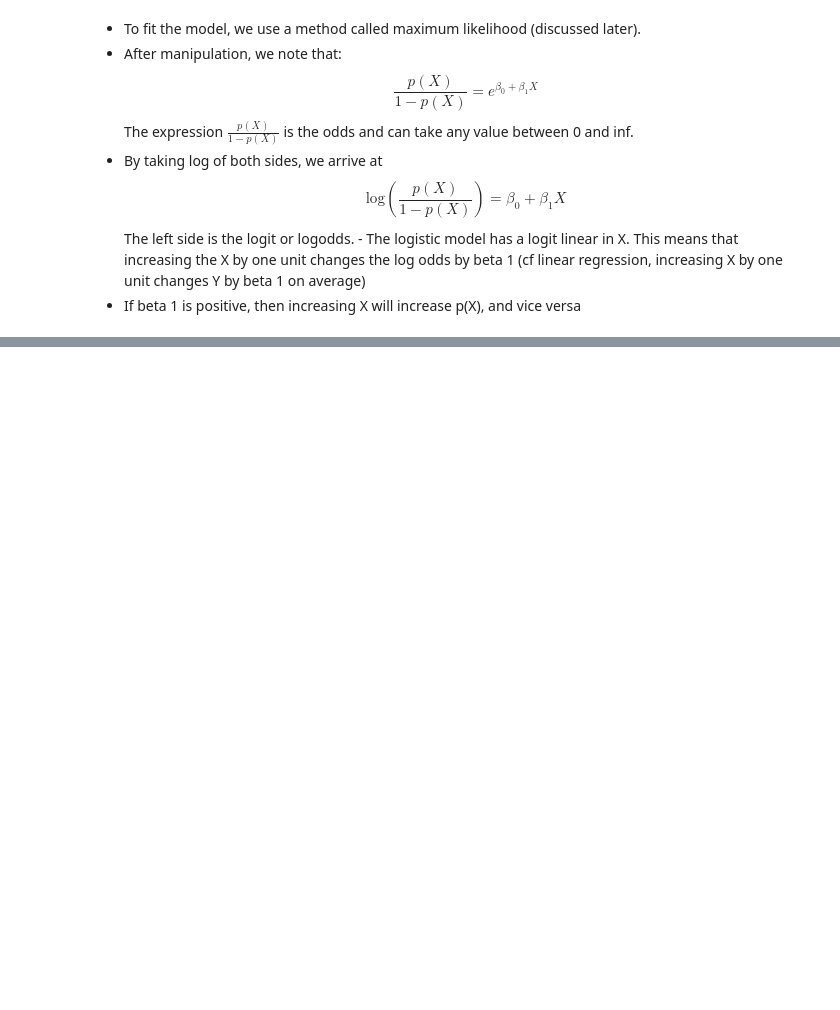
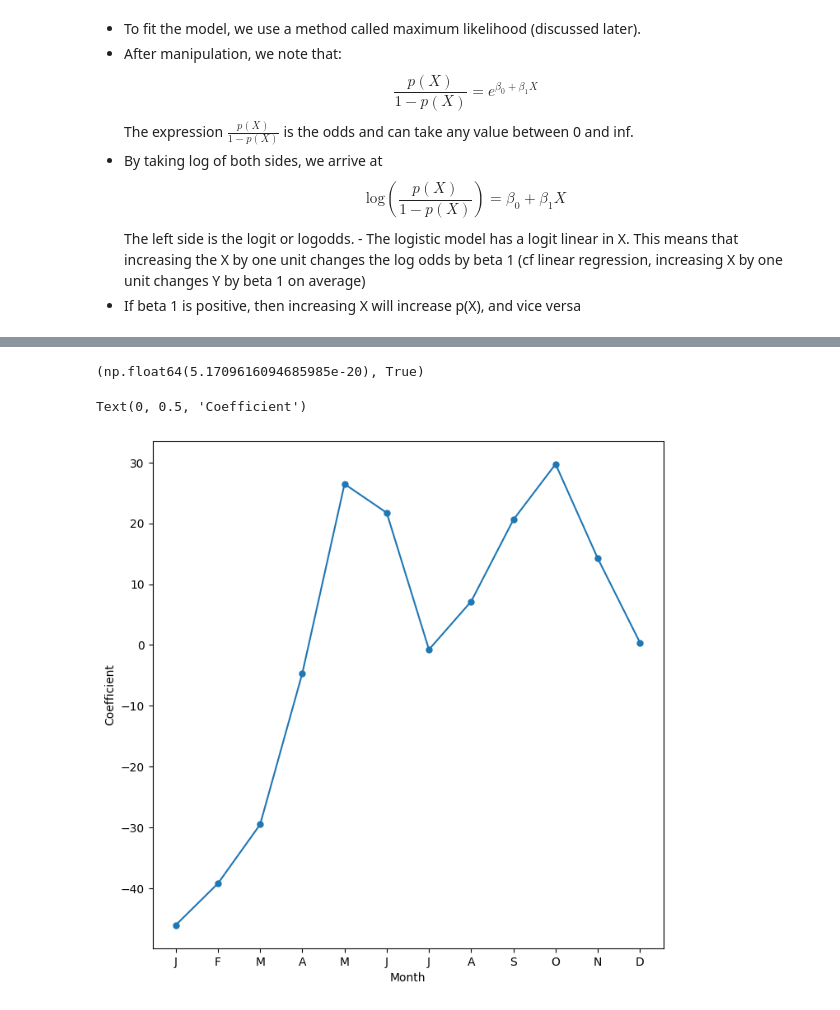
Before and after one commit to AlexBulloso/Notes-on-Stats-and-AI, a Jupyter notebook: Data Science/ISL in Python and R/Ch4-Classification.ipynb, the cells around one changed output, grey strips where cells are left out. Cells and saved outputs as stored; diff of their text form; code cells hidden in the pictures; blank space fills up the shorter version.

```diff
--- a/Data Science/ISL in Python and R/Ch4-Classification.ipynb
+++ b/Data Science/ISL in Python and R/Ch4-Classification.ipynb
@@ -66,0 +810,3 @@ This estimates $\hat{\beta_0}$ and $\hat{\beta_1}$ to maximise the function.
+# %%
+Bike = load_data("Bikeshare")
+Bike.shape, Bike.columns
@@ -66,0 +819,7 @@ This estimates $\hat{\beta_0}$ and $\hat{\beta_1}$ to maximise the function.
+# %%
+# Linear Regression
+
+X = MS(["mnth", "hr", "workingday","temp", "weathersit"]).fit_transform(Bike)
+Y = Bike["bikers"]
+M_lm = sm.OLS(Y, X).fit()
+summarize(M_lm)
@@ -66,0 +844,14 @@ This estimates $\hat{\beta_0}$ and $\hat{\beta_1}$ to maximise the function.
+# %%
+hr_encode = contrast("hr", "sum")
+mnth_encode = contrast("mnth", "sum")
+
+X2 = MS([mnth_encode, hr_encode, "workingday","temp","weathersit"]).fit_transform(Bike)
+M2_lm = sm.OLS(Y, X2).fit()
+S2 = summarize(M2_lm)
+S2
+# This model does not have mnth[Dec] and hr[23].
+# The coefficients for these are the negatives of the sums of
+# all the other coefficients for the same estimate.
+# This allows the sum of all the coefficients to equal to 0.
+# For interpretation, this means that the coefficients are relative
+# to the yearly average (eg. Jan has 46 less than the yearly avg)
@@ -66,0 +876,25 @@ This estimates $\hat{\beta_0}$ and $\hat{\beta_1}$ to maximise the function.
+# %%
+np.sum((M_lm.fittedvalues - M2_lm.fittedvalues)**2), np.allclose(M_lm.fittedvalues, M2_lm.fittedvalues)
+# The sum of squared differences is zero
+# So the choice of encoding doesnt matter
+# %% [output]
+(np.float64(5.1709616094685985e-20), True)
+# %%
+# Goal: make the graph shown on Fig 4.13
+# Subgoals: extract coeffs from Jan-Nov, compute Dec manually
+
+#months = Bike["mnth"].dtype.categories
+coef_month = S2.loc[S2.index.str.contains("mnth")]['coef']
+coef_month = pd.concat([coef_month, pd.Series([-coef_month.sum()],index=["mnth[Dec]"])])
+coef_month
+
+fig_month, ax_month = subplots(figsize=(8,8))
+x_month = np.arange(coef_month.shape[0])
+ax_month.plot(x_month, coef_month,marker=".", ms=10)
+ax_month.set_xticks(x_month);
+ax_month.set_xticklabels([l[5] for l in coef_month.index]);
+ax_month.set_xlabel("Month")
+ax_month.set_ylabel("Coefficient")
+# %% [output]
+Text(0, 0.5, 'Coefficient')
+[figure, added]
```
Also changed, not shown: parts of 77 cells of this notebook, 2 other files.
